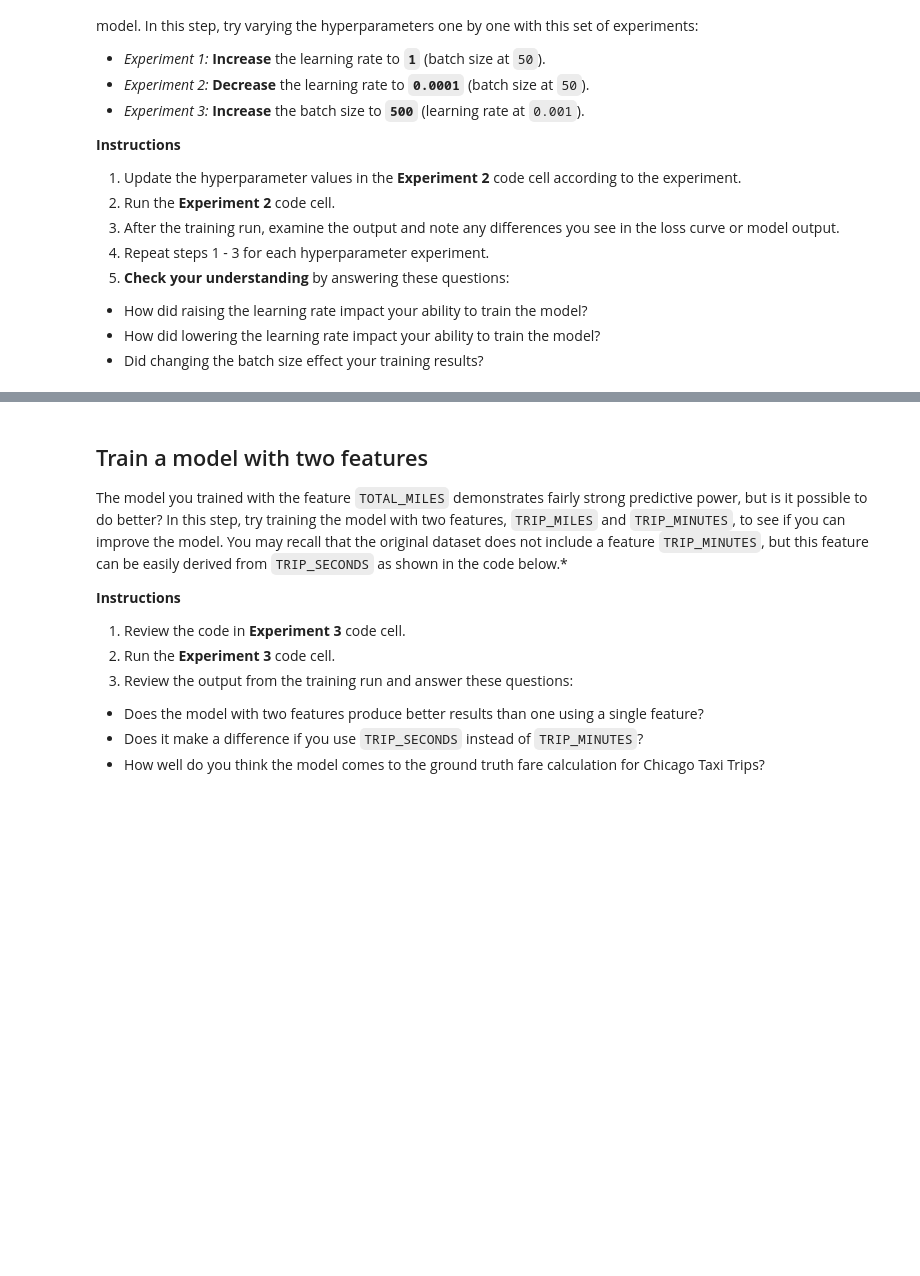
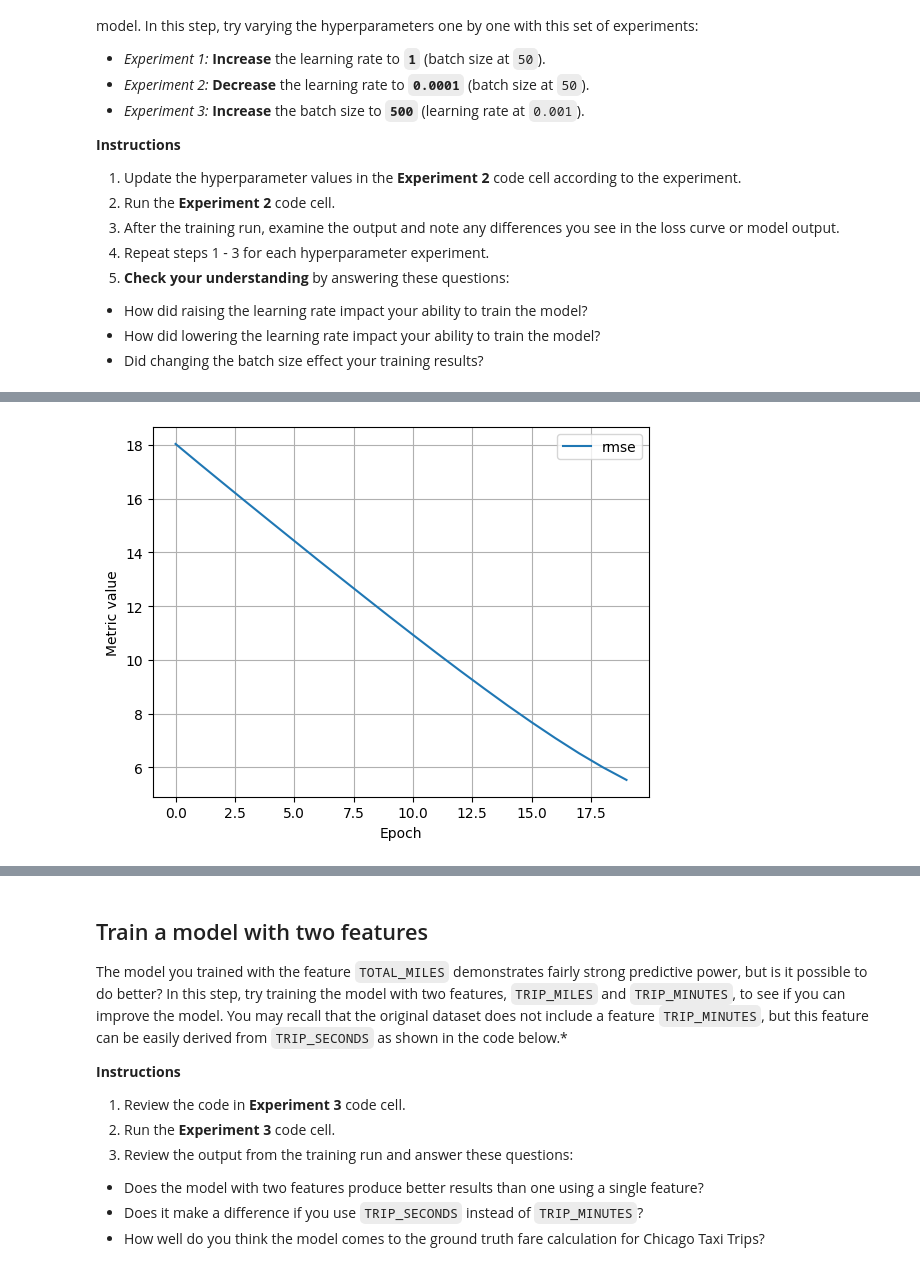
Before and after one commit to sameerbhalla458/ANNs-with-Backpropogation, a Jupyter notebook: ml/cc/exercises/linear_regression_taxi.ipynb, the cells around one changed output, grey strips where cells are left out. Cells and saved outputs as stored; diff of their text form; code cells hidden in the pictures; blank space fills up the shorter version.

```diff
--- a/ml/cc/exercises/linear_regression_taxi.ipynb
+++ b/ml/cc/exercises/linear_regression_taxi.ipynb
@@ -373,7 +459,7 @@ It is common with machine learning to run multiple experiments to find the best
 settings_2 = ml_edu.experiment.ExperimentSettings(
     learning_rate = 0.001,
     number_epochs = 20,
-    batch_size = 50,
+    batch_size = 500,
     input_features = ['TRIP_MILES']
 )
 
@@ -385,3 +471,4 @@ experiment_2 = train_model('one_feature_hyper', model_2, training_df, 'FARE', se
 
 ml_edu.results.plot_experiment_metrics(experiment_2, ['rmse'])
 ml_edu.results.plot_model_predictions(experiment_2, training_df, 'FARE')
+# %% [output]
@@ -388,3 +493,4 @@ ml_edu.results.plot_model_predictions(experiment_2, training_df, 'FARE')
+[figure, added]
 # %%
 #@title Double-click to view answers for hyperparameter experiments
 
```
Also changed, not shown: parts of 17 cells of this notebook.
